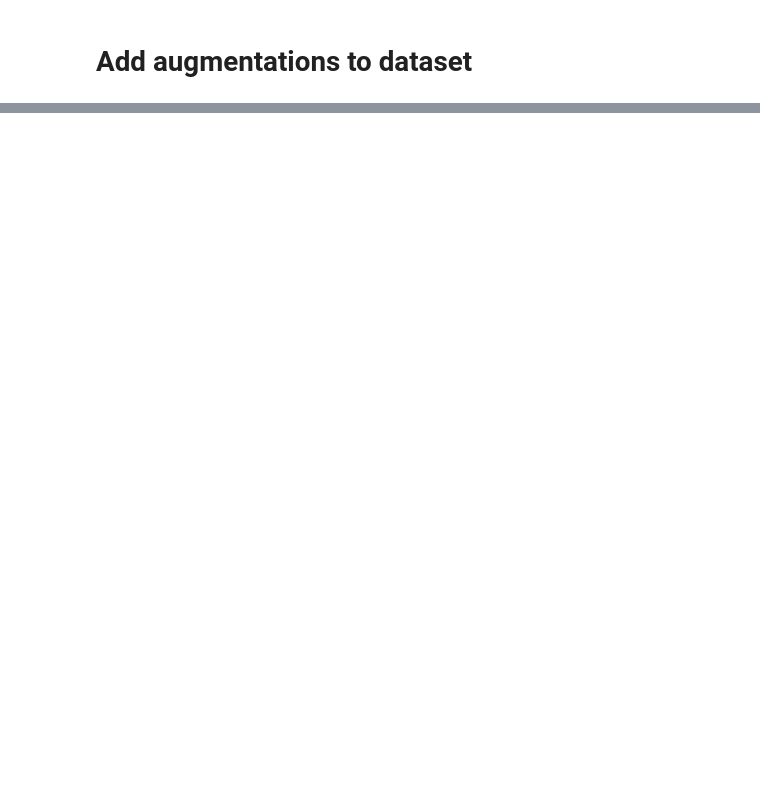
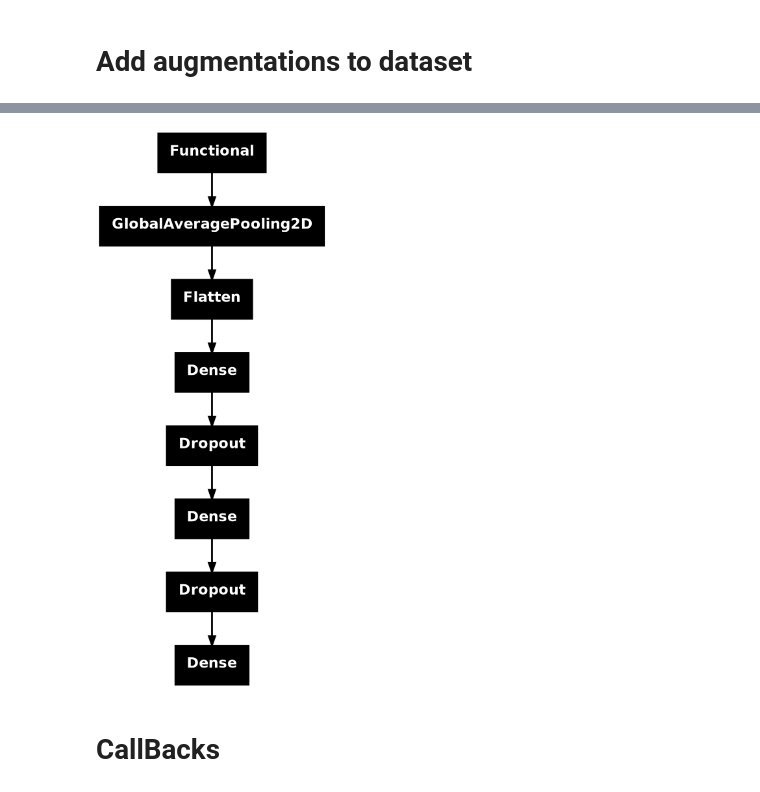
Before and after one commit to NimaPourmoradi/Brain_Tumor, a Jupyter notebook: Brain_Tumor_keras3.ipynb, the cells around one changed output, grey strips where cells are left out. Drawn from its saved outputs; the diff is of its cells as text; code cells hidden in the pictures; blank space fills up the shorter version.

```diff
--- a/Brain_Tumor_keras3.ipynb
+++ b/Brain_Tumor_keras3.ipynb
@@ -216,7 +182,2 @@ plot_augments(img)
 # %% [markdown]
 # Add augmentations to dataset
-# %%
-img = os.path.join(class_path ,random_images[i])
-img = keras.utils.load_img(img)
-img = keras.utils.img_to_array(img)
-# plot_augments(img)
@@ -257,4 +314,4 @@ for row in range(5) :
 # %%
-base_model = keras.applications.ResNet50V2(
+pre_trained_model = keras.applications.ResNet50V2(
     weights='imagenet', classes=4, input_shape=(224, 224, 3), include_top=False
 )
@@ -261,12 +378,11 @@ base_model = keras.applications.ResNet50V2(
 # %%
 # Add custom layers on top of the base model
-x = keras.layers.GlobalAveragePooling2D()(base_model.output)
-x = keras.layers.Dense(1024, activation='relu')(x)
-x = keras.layers.Dropout(0.5)(x)  # Dropout added to prevent overfitting
-x = keras.layers.Dense(4, activation='softmax')(x)  # Output layer for multi-class classification
-
-# Create the final model
-model = keras.Model(inputs=base_model.input, outputs=x)
-
-# Compile the model
-model.compile(optimizer=keras.optimizers.Adam(learning_rate=0.0001), loss='categorical_crossentropy', metrics=['accuracy'])
+model = keras.models.Sequential()
+model.add(pre_trained_model)
+model.add(keras.layers.GlobalAveragePooling2D())
+model.add(keras.layers.Flatten())
+model.add(keras.layers.Dense(1024, activation='relu'))
+model.add(keras.layers.Dropout(0.5))
+model.add(keras.layers.Dense(512, activation='relu'))
+model.add(keras.layers.Dropout(0.5))
+model.add(keras.layers.Dense(4, activation='softmax'))
@@ -272,0 +391,15 @@ model.compile(optimizer=keras.optimizers.Adam(learning_rate=0.0001), loss='categ
+# %%
+keras.utils.plot_model(
+    model,
+    to_file="model.png",
+    show_shapes=False,
+    show_dtype=False,
+    show_layer_names=False,
+    rankdir="TB",
+    expand_nested=False,
+    dpi=200,
+    show_layer_activations=False,
+    show_trainable=False,
+)
+# %% [output]
+[figure, added]
@@ -272,0 +409,2 @@ model.compile(optimizer=keras.optimizers.Adam(learning_rate=0.0001), loss='categ
+# %% [markdown]
+# CallBacks
```
Also changed, not shown: parts of 38 cells of this notebook, 1 other file.
